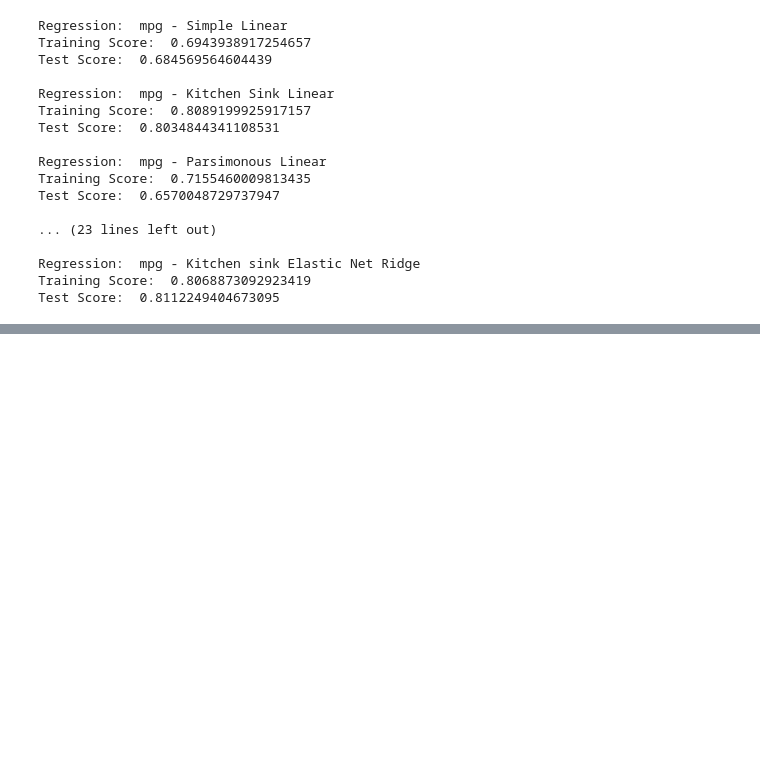
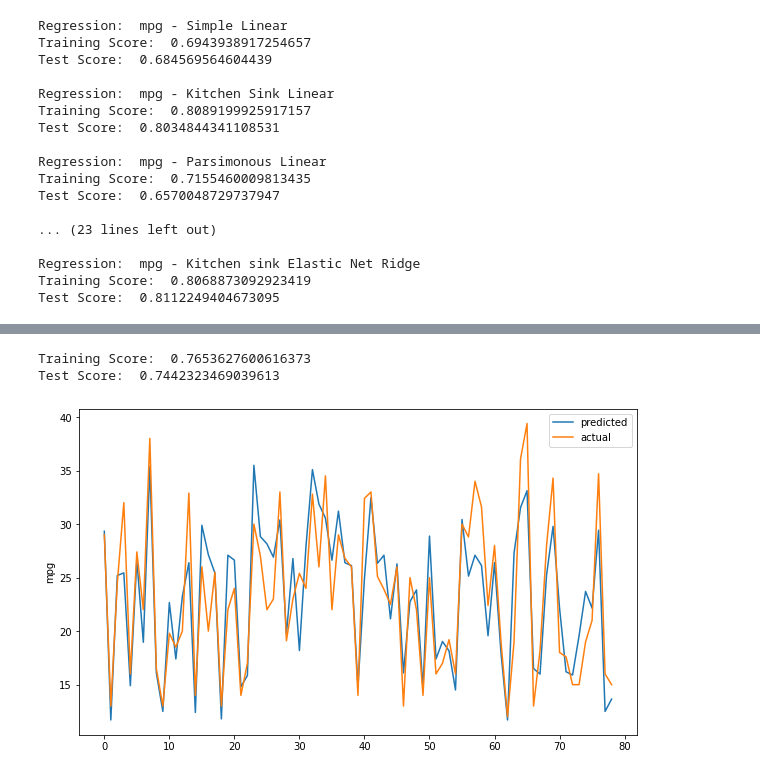
Before and after one commit to heebyyy/Regression_Model_With_Scikit_Learn, a Jupyter notebook: RegularizedRegressionModel.ipynb, the cells around one changed output, grey strips where cells are left out. Cells and saved outputs as stored; diff of their text form; code cells hidden in the pictures; blank space fills up the shorter version.

```diff
--- a/RegularizedRegressionModel.ipynb
+++ b/RegularizedRegressionModel.ipynb
@@ -306,0 +319,12 @@ Test Score:  0.8112249404673095
+# %%
+def knneighbors_reg(x_train, y_train, n_neighbors = 10):
+    model = KNeighborsRegressor(n_neighbors = n_neighbors)
+    model.fit(x_train, y_train)
+
+    return model
+# %%
+result_dict['mpg - Kitchen sink KNNeighbors'] = build_model(knneighbors_reg,'mpg', featues, automobile_df, show_plot_Y = True)
+# %% [output]
+Training Score:  0.7653627600616373
+Test Score:  0.7442323469039613
+[figure, added]
```
Also changed, not shown: parts of 10 cells of this notebook.
